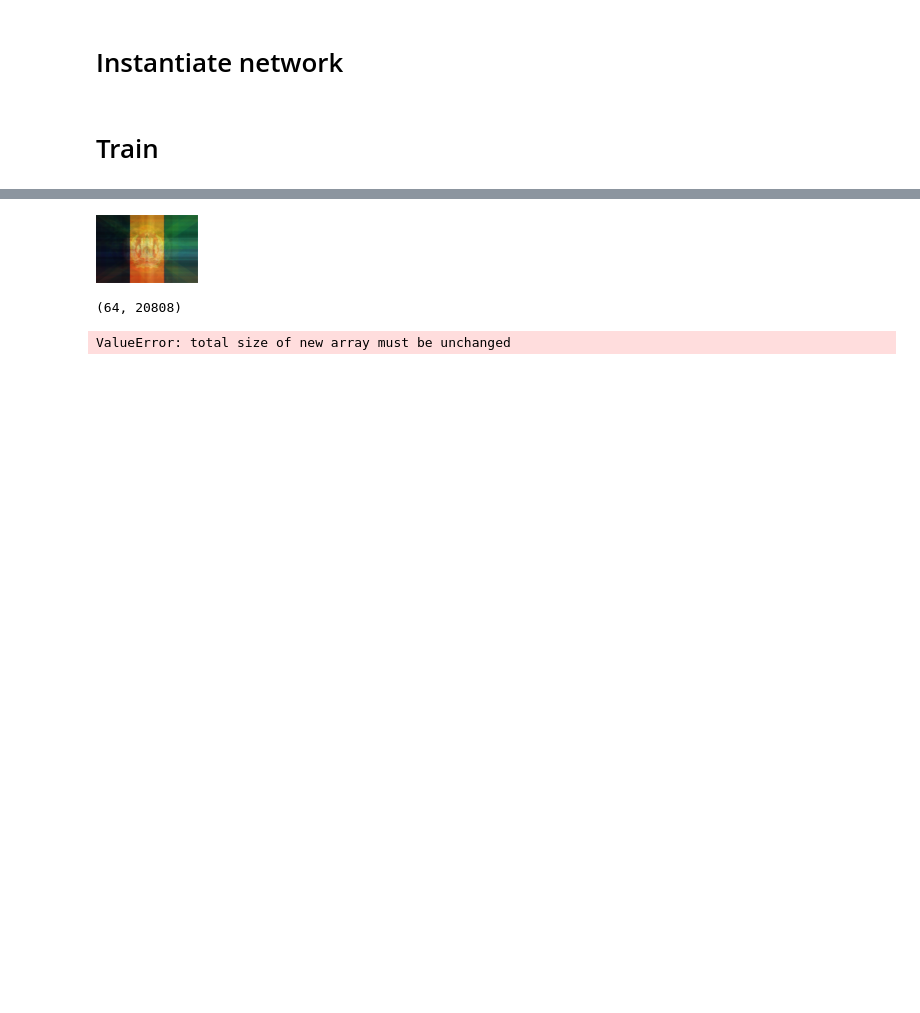
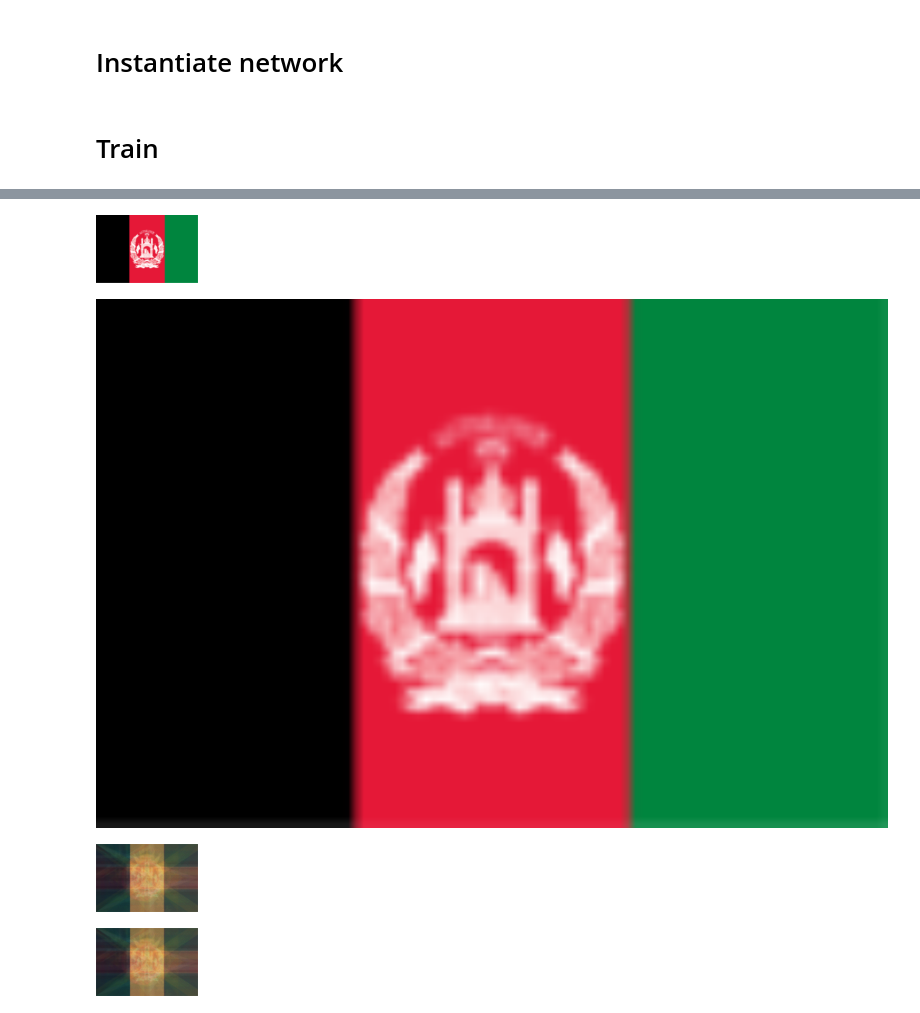
Before and after one commit to cavaunpeu/generate-world-flags, a Jupyter notebook: generate-world-flags.ipynb, the cells around one changed output, grey strips where cells are left out. Drawn from its saved outputs; the diff is of its cells as text; code cells hidden in the pictures; blank space fills up the shorter version.

Commit message:
generate a sample from hidden layer activations

```diff
--- a/generate-world-flags.ipynb
+++ b/generate-world-flags.ipynb
@@ -183,2 +169,3 @@ image_index = 0
 # %%
-reshaped_original = (input_matrix[image_index].reshape(*reduced_max_bounding_box) * 255).astype(np.uint8)
+def reshape_for_visualization(image_vector):
+    return (image_vector.reshape(*reduced_max_bounding_box) * 255).astype(np.uint8)
@@ -188,0 +172,9 @@ PIL.Image.fromarray(reshaped_original)
+# %%
+def visualize_image(image_vector):
+    return PIL.Image.fromarray(image_vector)
+# %%
+reshaped_sample = reshape_for_visualization(sample)
+# %%
+visualize_image(reshaped_sample)
+# %% [output]
+[figure, added]
@@ -188,0 +183,6 @@ PIL.Image.fromarray(reshaped_original)
+# %%
+upscaled_sample = imresize(reshaped_sample, size=max_bounding_box)
+# %%
+visualize_image(upscaled_sample)
+# %% [output]
+[figure, added]
@@ -193,4 +192,0 @@ predictions_reshaped = (predictions.reshape(*reduced_max_bounding_box) * 255).as
-# %%
-PIL.Image.fromarray(predictions_reshaped)
-# %% [output]
-[figure, removed]
@@ -196,0 +195,4 @@ PIL.Image.fromarray(predictions_reshaped)
+# %%
+visualize_image(predictions_reshaped)
+# %% [output]
+[figure, added]
@@ -197,10 +201,2 @@ PIL.Image.fromarray(predictions_reshaped)
 # %%
 generated_predictions = network.generate(hidden_layer_activations)
-# %%
-generated_predictions.shape
-# %% [output]
-(64, 20808)
-# %%
-generated_predictions_reshaped = (generated_predictions.reshape(*reduced_max_bounding_box) * 255).astype(np.uint8)
-# %% [output]
-ValueError: total size of new array must be unchanged
@@ -210,0 +205,4 @@ hidden_layer_activations.shape
+# %%
+visualize_image(generated_predictions_reshaped)
+# %% [output]
+[figure, added]
```
Also changed, not shown: parts of 15 cells of this notebook.
